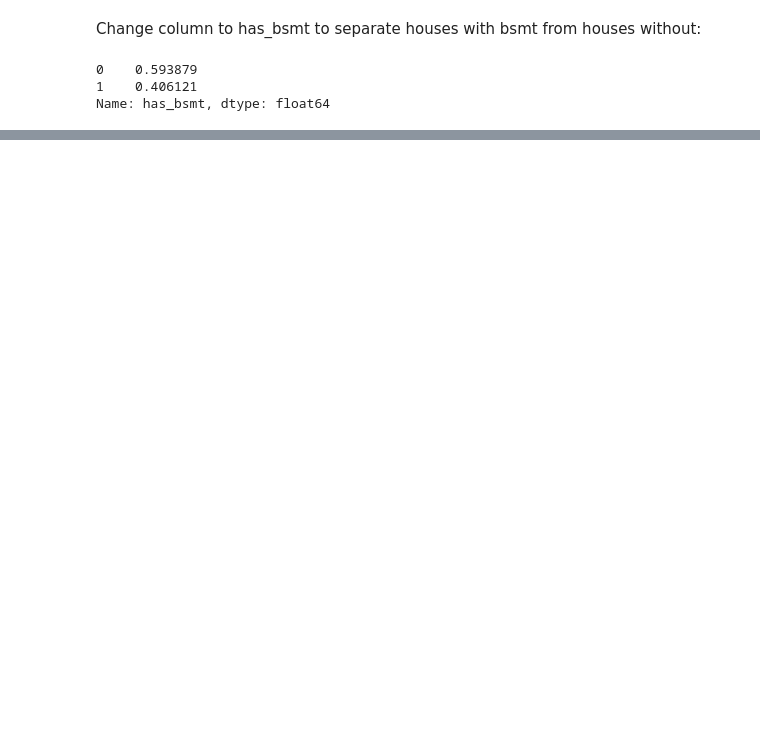
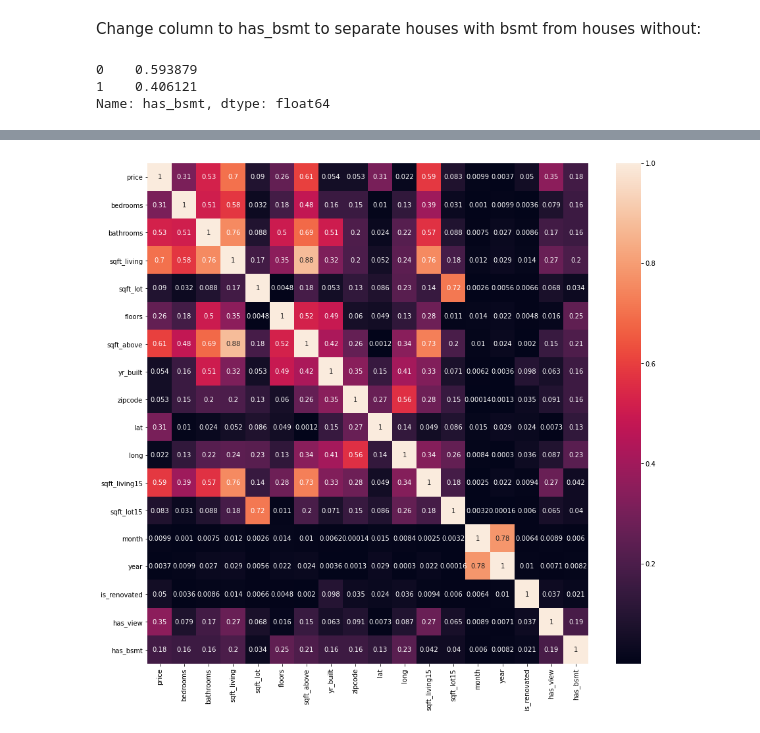
Before and after one commit to westonshuken/King-county-housing-analysis, a Jupyter notebook: Czarina-EDA.ipynb, the cells around one changed output, grey strips where cells are left out. Cells and saved outputs as stored; diff of their text form; code cells hidden in the pictures; blank space fills up the shorter version.

```diff
--- a/Czarina-EDA.ipynb
+++ b/Czarina-EDA.ipynb
@@ -381,0 +545,6 @@ Index(['price', 'bedrooms', 'bathrooms', 'sqft_living', 'sqft_lot', 'floors',
+# %%
+plt.figure(figsize=(15,14))
+sns.heatmap(data.corr().abs(), annot=True)
+plt.show()
+# %% [output]
+[figure, added]
```
Also changed, not shown: parts of 32 cells of this notebook, 1 other file.
